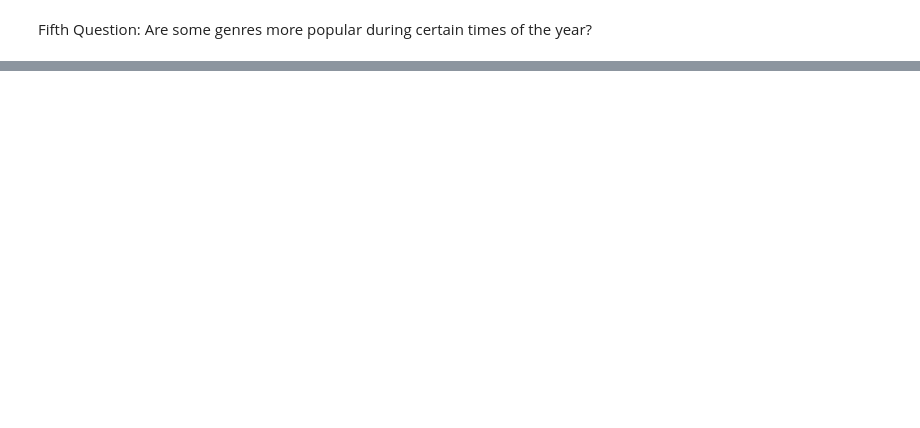
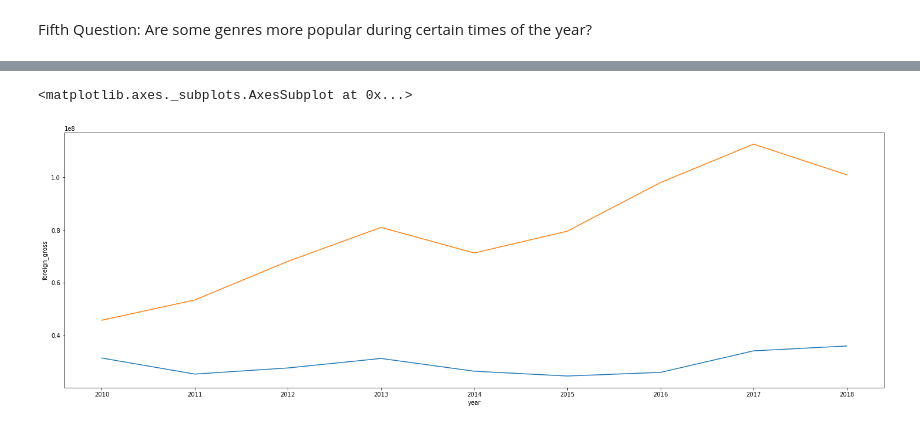
Before and after one commit to stevenkyle2013/Movie-Project, a Jupyter notebook: Data Cleaning.ipynb, the cells around one changed output, grey strips where cells are left out. Saved outputs shown, nothing was run; the diff lists cells and outputs as text; code cells hidden in the pictures; blank space fills up the shorter version.

```diff
--- a/Data Cleaning.ipynb
+++ b/Data Cleaning.ipynb
@@ -174,3 +177,8 @@ BustinOut(newtmdb, 'Genre_Names', newGenreKey)
 
 #Dropping genre_ids column and id, make it look neater
 newtmdb = newtmdb.drop(columns = ['genre_ids', 'id'])
+# %%
+#Box Office Data
+BomGross['foreign_gross'] = BomGross['foreign_gross'].str.replace(',','').astype(float)
+BoxOfficeInfo= BomGross.groupby(['year'],as_index=False).mean()
+BoxOfficeInfo
@@ -293,0 +329,7 @@ imdbMaster.head()
+# %%
+fig55, ax55 = plt.subplots(figsize=(25,8))
+sns.lineplot(x='year',y='domestic_gross',data=BoxOfficeInfo,ax=ax55)
+sns.lineplot(x='year',y='foreign_gross',data=BoxOfficeInfo)
+# %% [output]
+<matplotlib.axes._subplots.AxesSubplot at 0x...>
+[figure, added]
```
Also changed, not shown: parts of 20 cells of this notebook.
